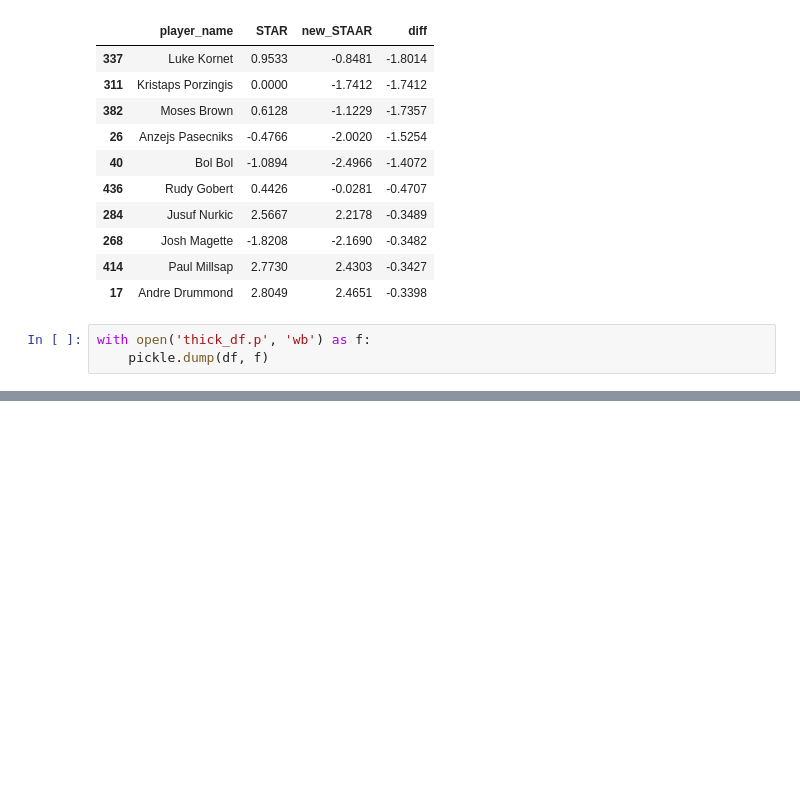
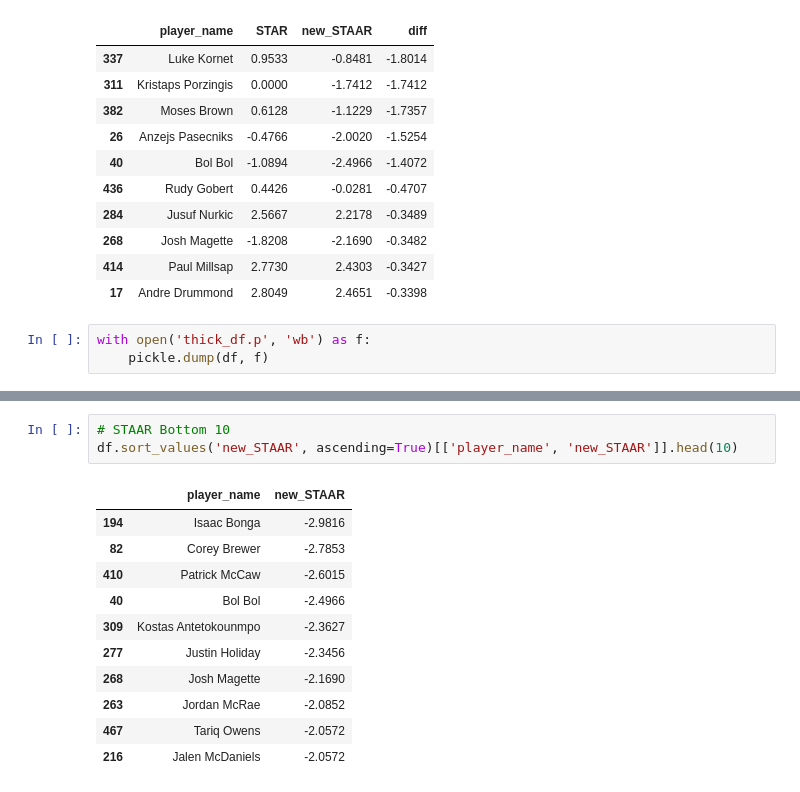
Before and after one commit to wplam107/nba_player_pos, a Jupyter notebook: notebooks/t_measures.ipynb, the cells around one changed output, grey strips where cells are left out. Saved outputs shown, nothing was run; the diff lists cells and outputs as text; blank space fills up the shorter version.

```diff
--- a/notebooks/t_measures.ipynb
+++ b/notebooks/t_measures.ipynb
@@ -302 +325,16 @@ with open('thick_df.p', 'wb') as f:
+# %%
+# STAAR Bottom 10
+df.sort_values('new_STAAR', ascending=True)[['player_name', 'new_STAAR']].head(10)
+# %% [output]
+|  | player_name | new_STAAR |
+| 194 | Isaac Bonga | -2.9816 |
+| 82 | Corey Brewer | -2.7853 |
+| 410 | Patrick McCaw | -2.6015 |
+| 40 | Bol Bol | -2.4966 |
+| 309 | Kostas Antetokounmpo | -2.3627 |
+| 277 | Justin Holiday | -2.3456 |
+| 268 | Josh Magette | -2.1690 |
+| 263 | Jordan McRae | -2.0852 |
+| 467 | Tariq Owens | -2.0572 |
+| 216 | Jalen McDaniels | -2.0572 |
 # %%
```
Also changed, not shown: parts of 12 cells of this notebook.
